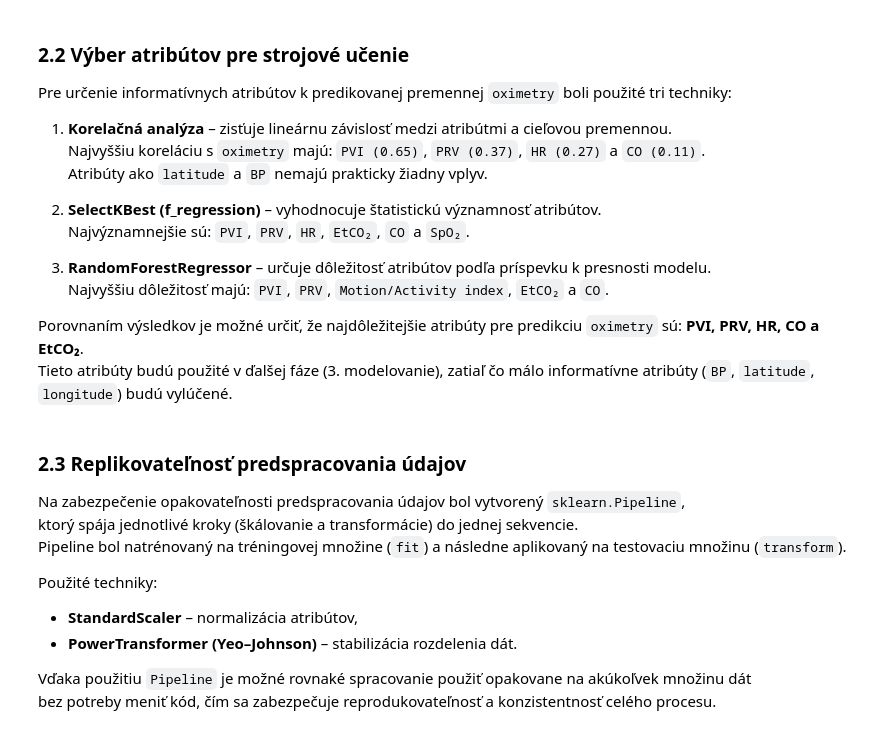
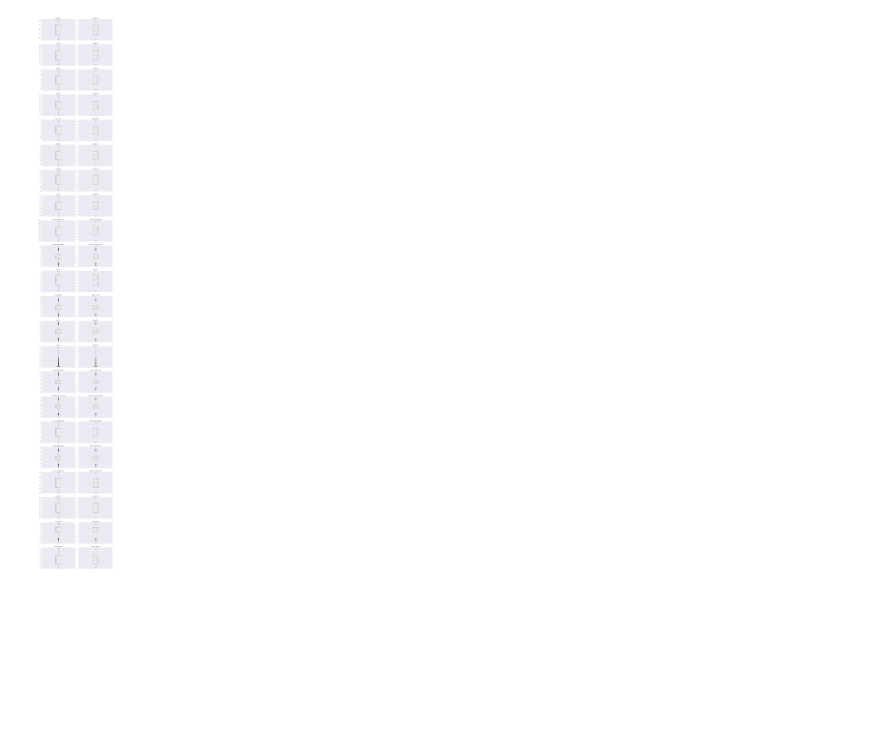
Before and after one commit to frtndmd/iau_Kosharova_Oliinyk_67, a Jupyter notebook: src/faza2.ipynb, the cells around one changed output. Saved outputs shown, nothing was run; the diff lists cells and outputs as text; code cells hidden in the pictures; blank space fills up the shorter version.

```diff
--- a/src/faza2.ipynb
+++ b/src/faza2.ipynb
@@ -137,0 +5,12 @@ station_df.head()
+# %%
+import pandas as pd
+from pathlib import Path
+import matplotlib.pyplot as plt
+from sklearn.model_selection import train_test_split
+from sklearn.preprocessing import StandardScaler, MinMaxScaler, PowerTransformer, QuantileTransformer, RobustScaler, Normalizer
+
+path = Path("../data/cleaned_data")
+
+observation_df = pd.read_csv(path / "observation.csv")
+patient_df = pd.read_csv(path / "patient.csv")
+station_df = pd.read_csv(path / "station.csv")
@@ -230,18 +32,0 @@ print(rf_importance)
-# %% [markdown]
-### 2.2 Výber atribútov pre strojové učenie
-
-Pre určenie informatívnych atribútov k predikovanej premennej `oximetry` boli použité tri techniky:
-
-1. **Korelačná analýza** – zisťuje lineárnu závislosť medzi atribútmi a cieľovou premennou.
-   Najvyššiu koreláciu s `oximetry` majú: `PVI (0.65)`, `PRV (0.37)`, `HR (0.27)` a `CO (0.11)`.
-   Atribúty ako `latitude` a `BP` nemajú prakticky žiadny vplyv.
-
-2. **SelectKBest (f_regression)** – vyhodnocuje štatistickú významnosť atribútov.
-   Najvýznamnejšie sú: `PVI`, `PRV`, `HR`, `EtCO₂`, `CO` a `SpO₂`.
-
-3. **RandomForestRegressor** – určuje dôležitosť atribútov podľa príspevku k presnosti modelu.
-   Najvyššiu dôležitosť majú: `PVI`, `PRV`, `Motion/Activity index`, `EtCO₂` a `CO`.
-
-Porovnaním výsledkov je možné určiť, že najdôležitejšie atribúty pre predikciu `oximetry` sú:
-**PVI, PRV, HR, CO a EtCO₂**.
-Tieto atribúty budú použité v ďalšej fáze (3. modelovanie), zatiaľ čo málo informatívne atribúty (`BP`, `latitude`, `longitude`) budú vylúčené.
@@ -273,13 +33,34 @@ print("Test shape:", X_test_processed.shape)
-# %% [markdown]
-### 2.3 Replikovateľnosť predspracovania údajov
-
-Na zabezpečenie opakovateľnosti predspracovania údajov bol vytvorený `sklearn.Pipeline`,
-ktorý spája jednotlivé kroky (škálovanie a transformácie) do jednej sekvencie.
-Pipeline bol natrénovaný na tréningovej množine (`fit`) a následne aplikovaný na testovaciu množinu (`transform`).
-
-Použité techniky:
-- **StandardScaler** – normalizácia atribútov,
-- **PowerTransformer (Yeo–Johnson)** – stabilizácia rozdelenia dát.
-
-Vďaka použitiu `Pipeline` je možné rovnaké spracovanie použiť opakovane na akúkoľvek množinu dát
-bez potreby meniť kód, čím sa zabezpečuje reprodukovateľnosť a konzistentnosť celého procesu.
+# %%
+from math import ceil
+
+std_scaler = StandardScaler()
+std_scaler.fit(X_train)
+X_train_std = std_scaler.transform(X_train)
+
+# Преобразуем обратно в DataFrame, чтобы сохранить имена колонок
+X_train_std_df = pd.DataFrame(X_train_std, columns=X_train.columns, index=X_train.index)
+
+n_features = X_train.shape[1]
+n_plots = n_features * 2  # для raw и scaled каждого признака
+n_cols = 2
+n_rows = ceil(n_plots / n_cols)
+
+fig, axes = plt.subplots(n_rows, n_cols, figsize=(12, 4 * n_rows))
+axes = axes.ravel()  # удобная одномерная индексация
+
+for i, col in enumerate(X_train.columns):
+
+    axes[2 * i].boxplot(X_train[col])
+    axes[2 * i].set_title(f"Raw: {col}")
+
+    axes[2 * i + 1].boxplot(X_train_std_df[col])
+    axes[2 * i + 1].set_title(f"Scaled: {col}")
+
+# Если остались лишние пустые оси (когда n_plots < n_rows*n_cols), скрыть их
+for j in range(2 * n_features, len(axes)):
+    axes[j].set_visible(False)
+
+plt.tight_layout()
+plt.show()
+# %% [output]
+[figure, added]
```
Also changed, not shown: parts of 21 cells of this notebook, 7 other files.
